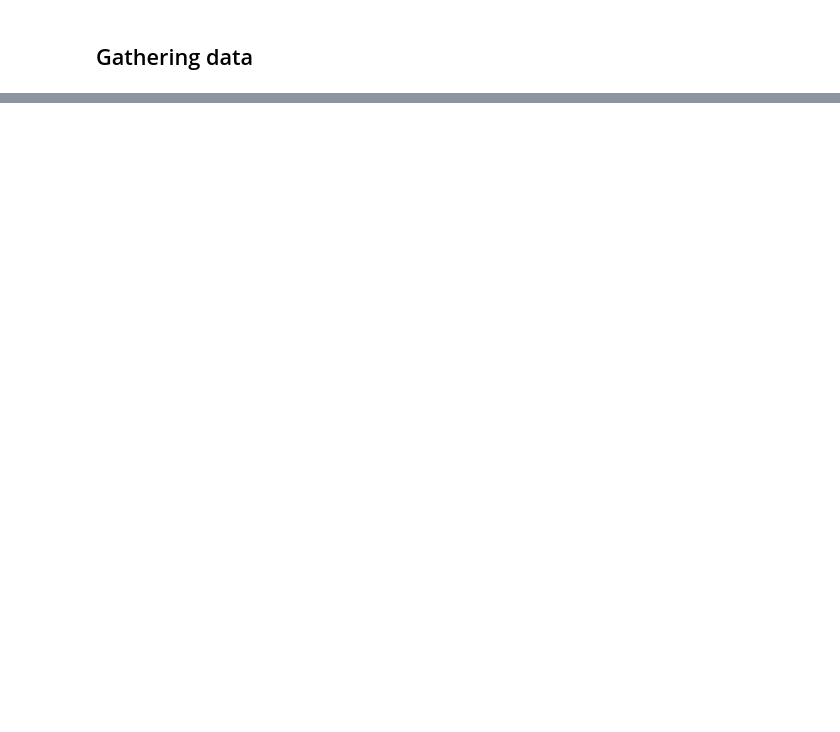
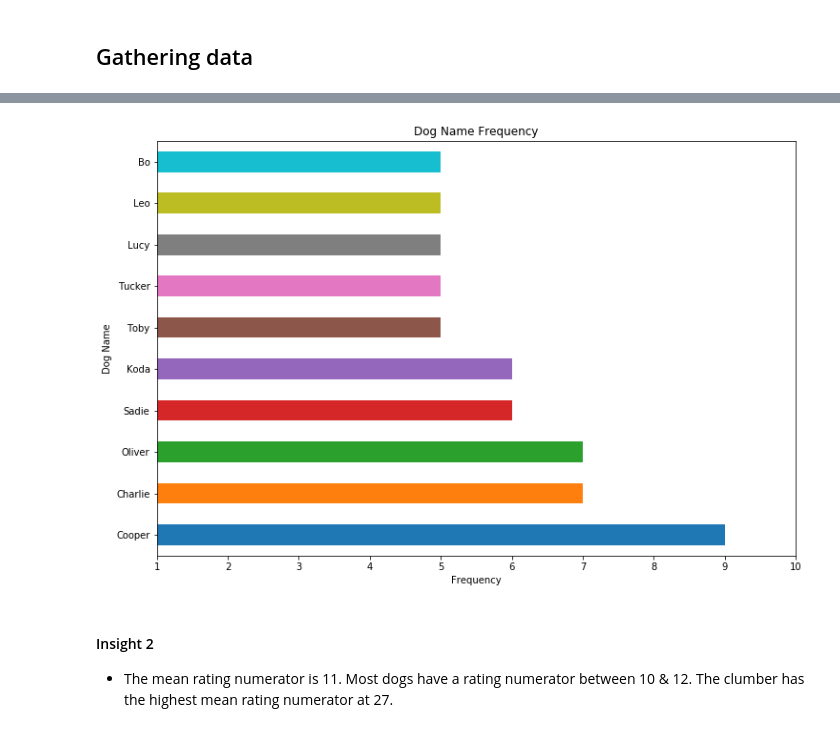
Before and after one commit to jtrob704/Data-Wrangling-Project, a Jupyter notebook: wrangle_act.ipynb, the cells around one changed output, grey strips where cells are left out. Cells and saved outputs as stored; diff of their text form; code cells hidden in the pictures; blank space fills up the shorter version.

```diff
--- a/wrangle_act.ipynb
+++ b/wrangle_act.ipynb
@@ -38,0 +576,3 @@ prediction = pd.read_csv('image-predictions.tsv', sep='\t')
+# %%
+# Keep only original tweets
+tweet_json_clean = tweet_json_clean[tweet_json_clean.retweeted_status == 'Original tweet']
@@ -38,0 +597,3 @@ prediction = pd.read_csv('image-predictions.tsv', sep='\t')
+# %%
+# Change data type of tweet_id to int64
+tweet_json_clean['tweet_id'] = tweet_json_clean.tweet_id.astype('int64')
@@ -38,0 +623,6 @@ prediction = pd.read_csv('image-predictions.tsv', sep='\t')
+# %%
+# Merge the archive and prediction tables into a single dataframe
+combined_archive = pd.merge(archive_clean, prediction_clean, on='tweet_id')
+# %%
+# Merge the tweet_json table into the combined_archive table
+combined_archive = pd.merge(combined_archive, tweet_json_clean, on='tweet_id')
@@ -38,0 +695,14 @@ prediction = pd.read_csv('image-predictions.tsv', sep='\t')
+# %%
+# Plot the top 10 Dog names by frequency
+plt.figure(figsize=(12, 8))
+dog_names = combined_archive.name.value_counts().nlargest(10).plot(kind = 'barh');
+dog_names.set_title('Dog Name Frequency');
+dog_names.set_xlabel('Frequency');
+dog_names.set_ylabel('Dog Name');
+dog_names.set_xlim(1, 10);
+# %% [output]
+[figure, added]
+# %% [markdown]
+<a id='insight2'></a>
+#### Insight 2
+- The mean rating numerator is 11. Most dogs have a rating numerator between 10 & 12. The clumber has the highest mean rating numerator at 27.
```
Also changed, not shown: parts of 95 cells of this notebook, 6 other files.
